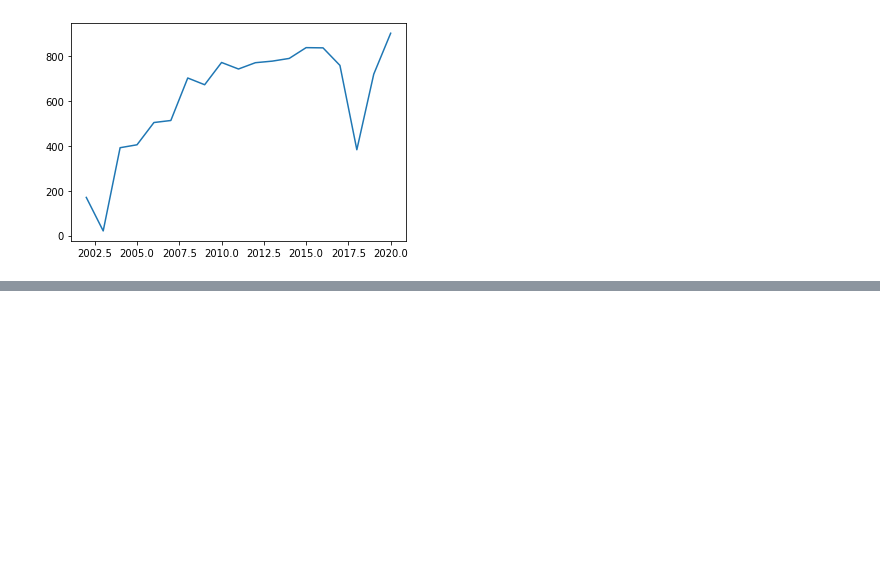
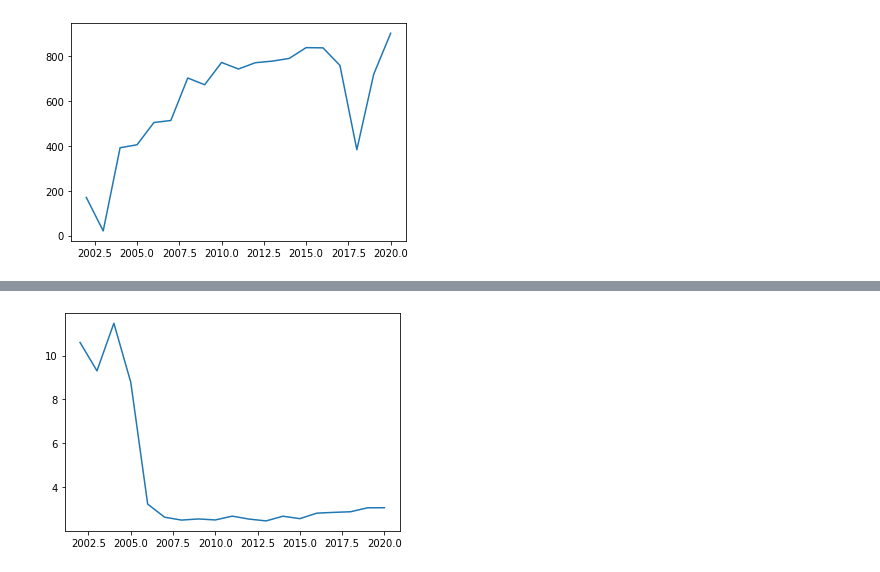
Before and after one commit to gino-serpa/southamerica, a Jupyter notebook: swl for analyzing data example.ipynb, the cells around one changed output, grey strips where cells are left out. Saved outputs shown, nothing was run; the diff lists cells and outputs as text; code cells hidden in the pictures; blank space fills up the shorter version.

```diff
--- a/swl for analyzing data example.ipynb
+++ b/swl for analyzing data example.ipynb
@@ -155,0 +179,4 @@ swl.plot_output_time(papers_esp)
+# %%
+swl.compare_growth_rates(papers_ew, papers_restricted_dict)
+# %% [output]
+[figure, added]
```
Also changed, not shown: parts of 9 cells of this notebook.
